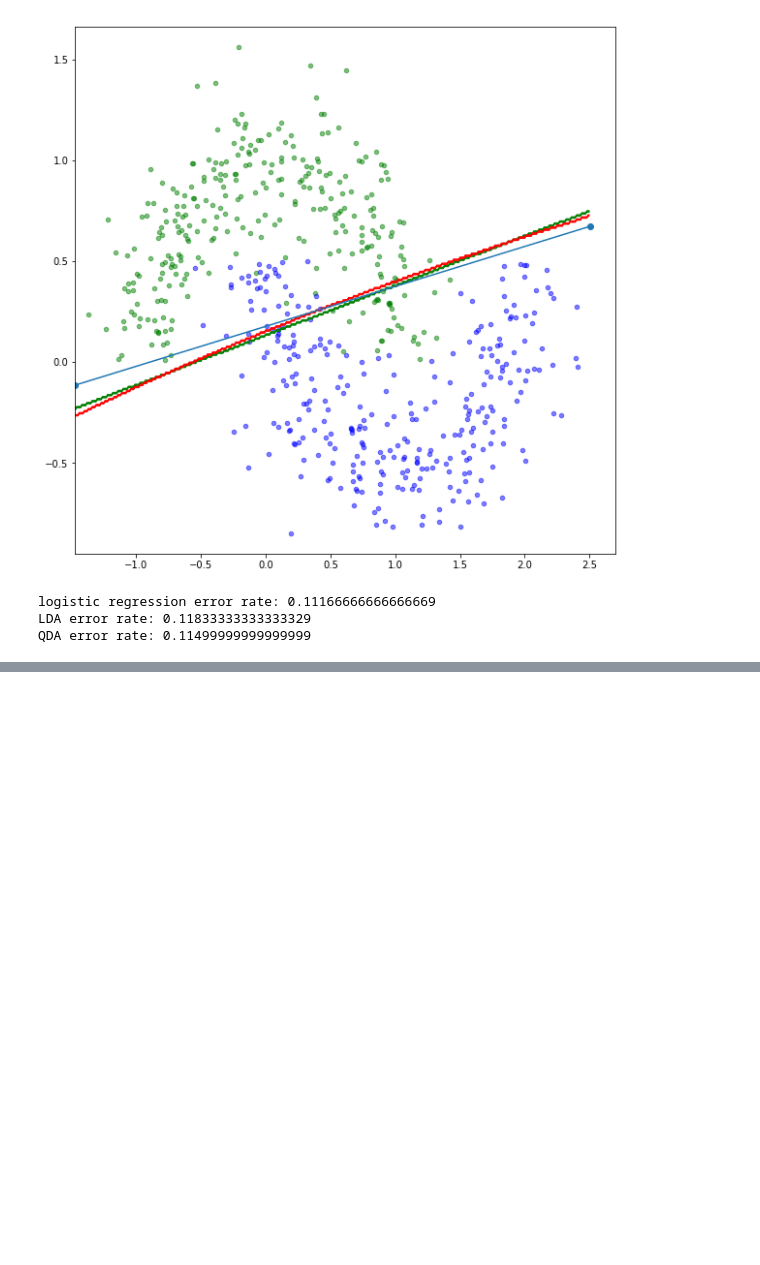
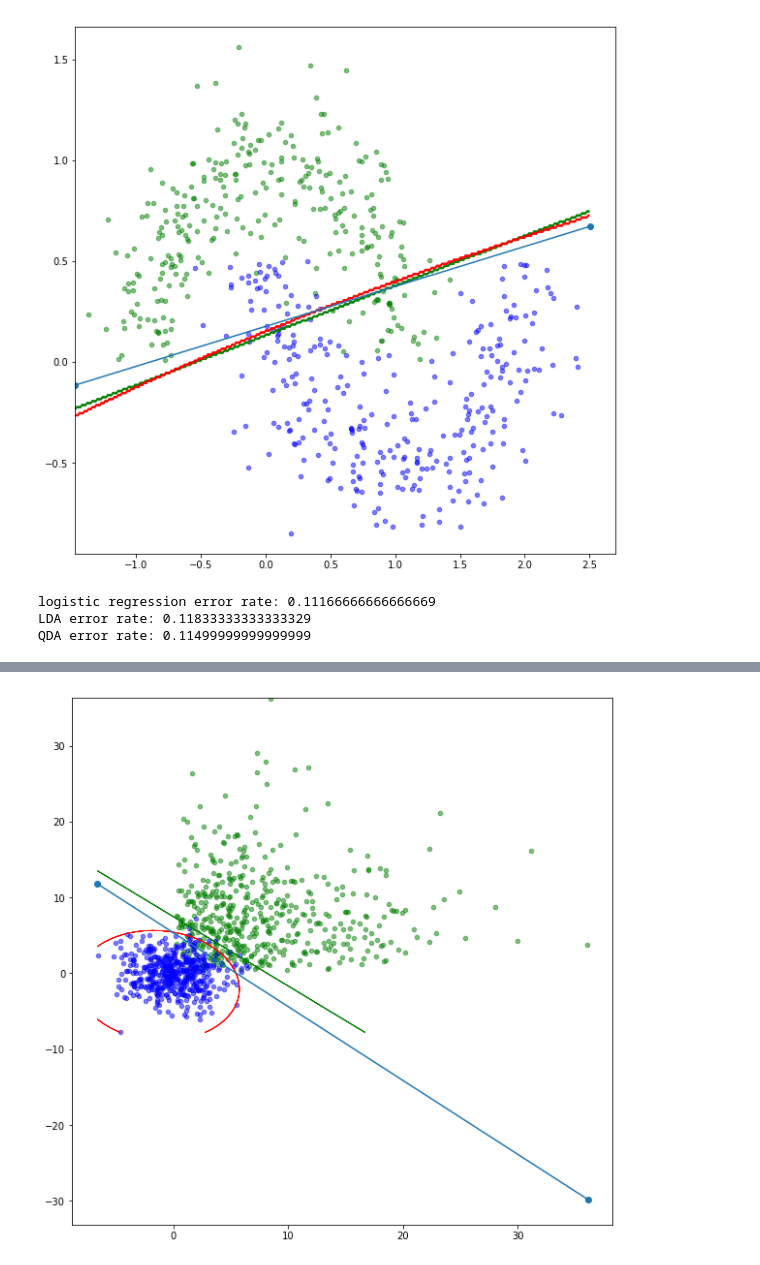
Before and after one commit to edforsberg/AppliedStatisticsHW3, a Jupyter notebook: Ex4.ipynb, the cells around one changed output, grey strips where cells are left out. Saved outputs shown, nothing was run; the diff lists cells and outputs as text; code cells hidden in the pictures; blank space fills up the shorter version.

```diff
--- a/Ex4.ipynb
+++ b/Ex4.ipynb
@@ -198,0 +222,84 @@ QDA error rate: 0.08166666666666667
+# %%
+# logistic regression: The groups may have quite different n. LDA: The groups should have similar n.
+# Logistic regression: Not so sensitive to outliers. LDA: Quite sensitive to outliers.
+
+
+n1 = 500
+n2 = 500
+shape = 2
+scale = 4
+mu2 = [0,0]
+sigma2 = [[5,0],[0,5]]
+
+r1 = np.random.normal(mu1, sigma1, n)
+theta1 = np.random.uniform(0, m.pi, n)
+
+X1 = np.random.gamma(shape, scale, (n1,2))
+X2 = np.random.multivariate_normal(mu2, sigma2, n2)
+
+X_data = np.concatenate((X1, X2), axis=0)
+y_data = np.concatenate((np.zeros(n1), np.ones(n2)), axis=0)
+
+#logistic regression
+import sklearn.linear_model as lm
+
+logistic_regression = lm.LogisticRegression(solver = 'liblinear', warm_start = True).fit(X_data, y_data)
+lr_params = np.hstack((logistic_regression.intercept_[:,None], logistic_regression.coef_))[0]
+
+
+y_pred = logistic_regression.predict(X_data)
+accuracy = accuracy_score(y_data, y_pred)
+error_rate_lr = 1 - accuracy
+
+##LDA
+import sklearn.discriminant_analysis as dm
+
+linear_discriminant_analysis = dm.LinearDiscriminantAnalysis(solver = 'lsqr').fit(X_data, y_data) #'lsqr', 'eigen'
+
+y_pred = linear_discriminant_analysis.predict(X_data)
+
+accuracy = accuracy_score(y_data, y_pred)
+error_rate_lda = 1 - accuracy
+
+import sklearn.discriminant_analysis as dm
+
+quadratic_discriminant_analysis = dm.QuadraticDiscriminantAnalysis().fit(X_data, y_data)
+
+y_pred = quadratic_discriminant_analysis.predict(X_data)
+
+accuracy = accuracy_score(y_data, y_pred)
+error_rate_qda = 1 - accuracy
+error_rate_qda
+
+#plot
+h = 0.01
+x_min, x_max = X_data[:,0].min() - 10*h, X_data[:,0].max() + 10*h
+y_min, y_max = X_data[:,1].min() - 10*h, X_data[:,1].max() + 10*h
+
+xx_lda, yy_lda = np.meshgrid(np.arange(x_min, x_max, h),
+                     np.arange(y_min, y_max, h))
+Z_lda = linear_discriminant_analysis.predict(np.c_[xx_lda.ravel(), yy_lda.ravel()])
+Z_lda = Z_lda.reshape(xx_lda.shape)
+
+xx_qda, yy_qda = np.meshgrid(np.arange(x_min, x_max, h),
+                     np.arange(y_min, y_max, h))
+Z_qda = quadratic_discriminant_analysis.predict(np.c_[xx_qda.ravel(), yy_qda.ravel()])
+Z_qda = Z_qda.reshape(xx_qda.shape)
+
+plt.figure(figsize=(10,10))
+
+plt.scatter(X1[:,0], X1[:,1], s=20, color ='g', alpha=0.5)
+plt.scatter(X2[:,0], X2[:,1], s=20, color = 'b', alpha=0.5)
+
+db_x = [x_min, x_max]
+db_y = [-(lr_params[0]+lr_params[1]*db_x[0])/lr_params[2], -(lr_params[0]+lr_params[1]*db_x[1])/lr_params[2]]
+plt.plot(db_x, db_y, marker = 'o')
+plt.contour(xx_lda, yy_lda, Z_lda, colors='g', linewidths=0.7)
+plt.contour(xx_qda, yy_qda, Z_qda, colors='r',linewidths=0.7)
+
+plt.show()
+print('logistic regression error rate: ' + str(error_rate_lr))
+print('LDA error rate: ' + str(error_rate_lda))
+print('QDA error rate: ' + str(error_rate_qda))
+# %% [output]
+[figure, added]
```
Also changed, not shown: parts of 7 cells of this notebook, 1 other file.
